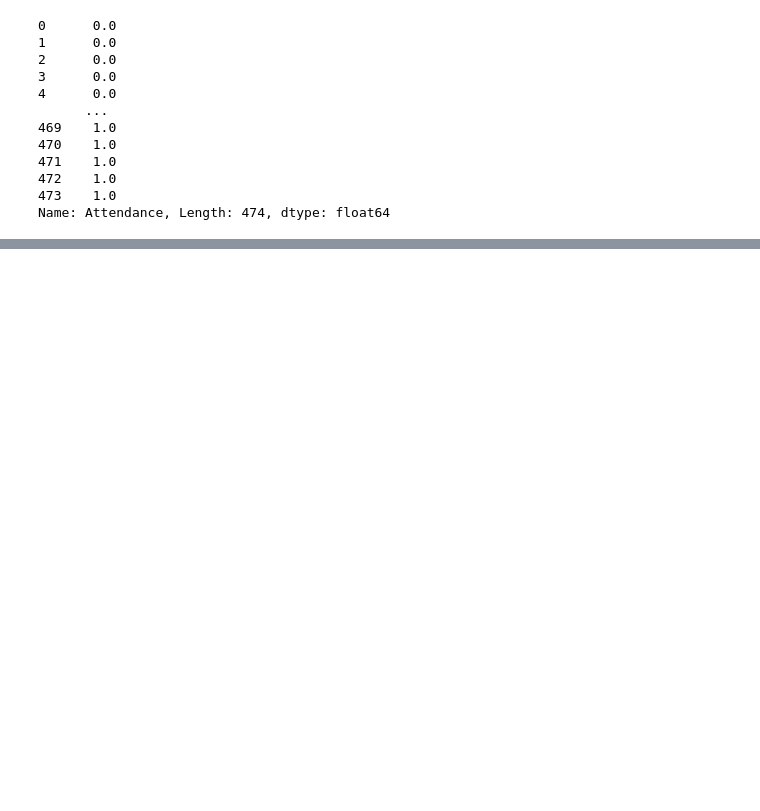
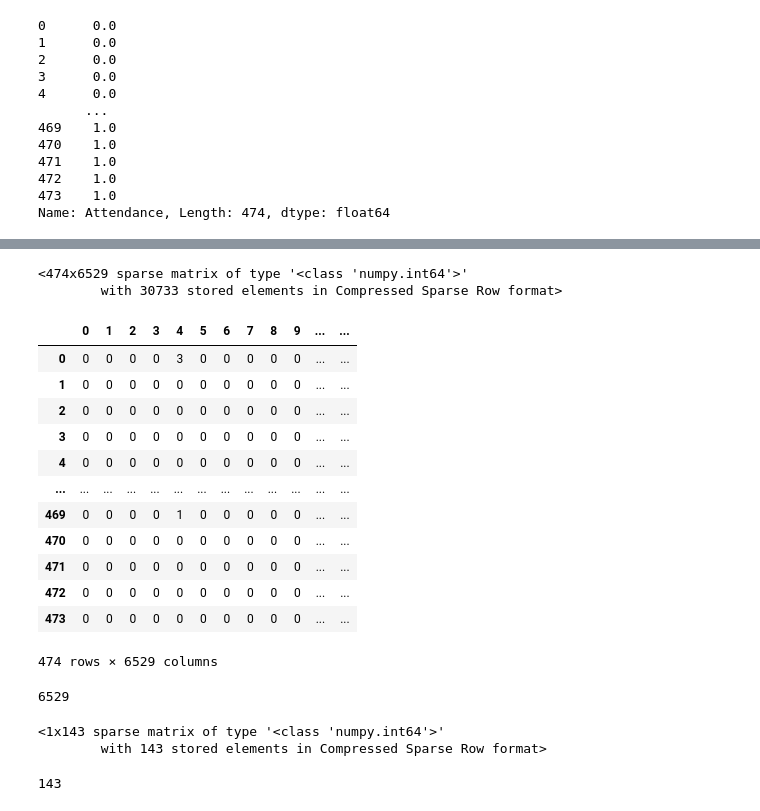
Before and after one commit to Shubhi-Varshney/data_bpm, a Jupyter notebook: notebooks/yulia_bpm_explore2.ipynb, the cells around one changed output, grey strips where cells are left out. Saved outputs shown, nothing was run; the diff lists cells and outputs as text; code cells hidden in the pictures; blank space fills up the shorter version.

```diff
--- a/notebooks/yulia_bpm_explore2.ipynb
+++ b/notebooks/yulia_bpm_explore2.ipynb
@@ -499,0 +517,11 @@ Name: Attendance, Length: 474, dtype: float64
+# %%
+def transform_metadata(df):
+    df.fillna("", inplace=True)
+
+    df['metadata'] = df.apply(lambda row: ' '.join(row), axis=1)
+
+    df['metadata'] = df.metadata.apply(basic_cleaning)
+    df['metadata'] = df.metadata.apply(remove_stopwords)
+    df['metadata'] = df.metadata.apply(lemma)
+
+    return df[['metadata']]
@@ -499,0 +570,5 @@ Name: Attendance, Length: 474, dtype: float64
+# %%
+COLUMN_NAMES_METADATA = ['headline','description', 'jobTitle','jobDescription','jobTitle2', 'skill1', 'skill2', 'skill3']
+# %%
+metadata = transform_metadata(data[COLUMN_NAMES_METADATA])
+metadata
@@ -499,0 +627,39 @@ Name: Attendance, Length: 474, dtype: float64
+# %%
+count_vectorizer = CountVectorizer(stop_words='english')
+count_matrix = count_vectorizer.fit_transform(metadata.metadata.str.lower())
+count_matrix
+# %% [output]
+<474x6529 sparse matrix of type '<class 'numpy.int64'>'
+        with 30733 stored elements in Compressed Sparse Row format>
+# %%
+count_df = pd.DataFrame(count_matrix.toarray(), index=metadata.index.tolist())
+count_df
+# %% [output]
+|  | 0 | 1 | 2 | 3 | 4 | 5 | 6 | 7 | 8 | 9 | ... | ... |
+| 0 | 0 | 0 | 0 | 0 | 3 | 0 | 0 | 0 | 0 | 0 | ... | ... |
+| 1 | 0 | 0 | 0 | 0 | 0 | 0 | 0 | 0 | 0 | 0 | ... | ... |
+| 2 | 0 | 0 | 0 | 0 | 0 | 0 | 0 | 0 | 0 | 0 | ... | ... |
+| 3 | 0 | 0 | 0 | 0 | 0 | 0 | 0 | 0 | 0 | 0 | ... | ... |
+| 4 | 0 | 0 | 0 | 0 | 0 | 0 | 0 | 0 | 0 | 0 | ... | ... |
+| ... | ... | ... | ... | ... | ... | ... | ... | ... | ... | ... | ... | ... |
+| 469 | 0 | 0 | 0 | 0 | 1 | 0 | 0 | 0 | 0 | 0 | ... | ... |
+| 470 | 0 | 0 | 0 | 0 | 0 | 0 | 0 | 0 | 0 | 0 | ... | ... |
+| 471 | 0 | 0 | 0 | 0 | 0 | 0 | 0 | 0 | 0 | 0 | ... | ... |
+| 472 | 0 | 0 | 0 | 0 | 0 | 0 | 0 | 0 | 0 | 0 | ... | ... |
+| 473 | 0 | 0 | 0 | 0 | 0 | 0 | 0 | 0 | 0 | 0 | ... | ... |
+474 rows × 6529 columns
+# %%
+len(count_vectorizer.get_feature_names_out())
+# %% [output]
+6529
+# %%
+count_vectorizer_pred = CountVectorizer(stop_words='english')
+count_matrix_pred = count_vectorizer_pred.fit_transform(X_pred_meta.metadata)
+count_matrix_pred
+# %% [output]
+<1x143 sparse matrix of type '<class 'numpy.int64'>'
+        with 143 stored elements in Compressed Sparse Row format>
+# %%
+len(count_vectorizer_pred.get_feature_names_out())
+# %% [output]
+143
```
Also changed, not shown: parts of 20 cells of this notebook, 5 other files.
